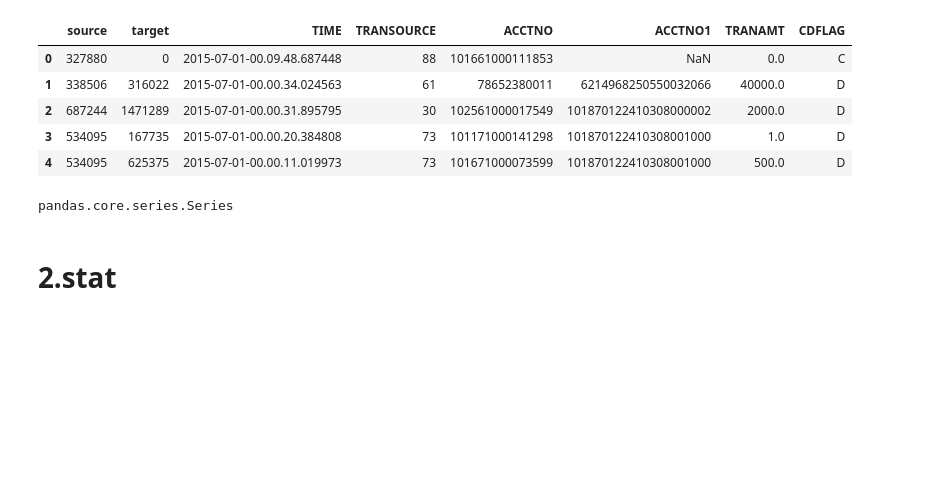
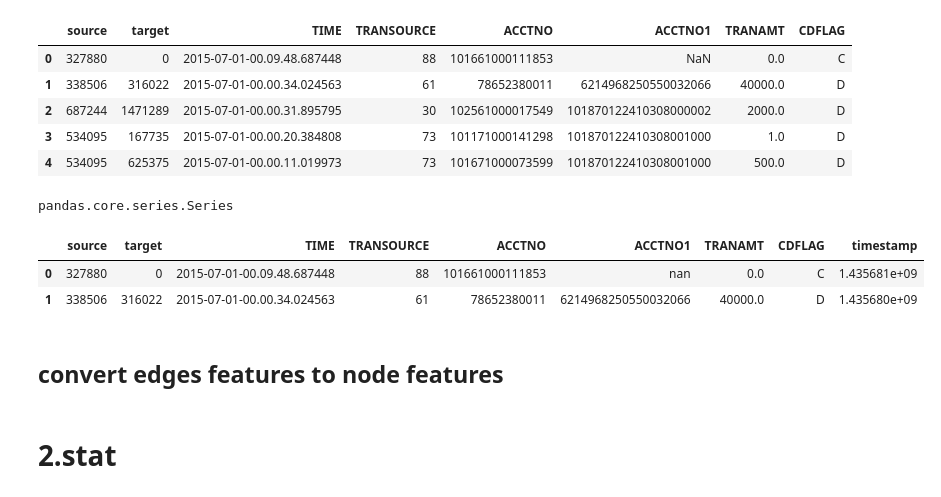
Before and after one commit to Orientsoft/lz-graph, a Jupyter notebook: DGL_GCN.ipynb, the cells around one changed output. Saved outputs shown, nothing was run; the diff lists cells and outputs as text; code cells hidden in the pictures; blank space fills up the shorter version.

```diff
--- a/DGL_GCN.ipynb
+++ b/DGL_GCN.ipynb
@@ -89,3 +89,17 @@ links.head(5)
 type(links["TIME"])
 # %% [output]
 pandas.core.series.Series
+# %%
+import time
+links["timestamp"] = (links["TIME"].str[0:19])
+#links["timestamp"] = pd.to_datetime(links["timestamp"],format = '%Y-%m-%d-%H.%M.%S' )
+links["timestamp"]  = links["timestamp"].apply(lambda x : time.mktime(time.strptime(x,'%Y-%m-%d-%H.%M.%S')   ))
+links["ACCTNO"] = links["ACCTNO"].astype(str)  #
+links["ACCTNO1"] = links["ACCTNO1"].astype(str)
+links.head(2)
+# %% [output]
+|  | source | target | TIME | TRANSOURCE | ACCTNO | ACCTNO1 | TRANAMT | CDFLAG | timestamp |
+| 0 | 327880 | 0 | 2015-07-01-00.09.48.687448 | 88 | 101661000111853 | nan | 0.0 | C | 1.435681e+09 |
+| 1 | 338506 | 316022 | 2015-07-01-00.00.34.024563 | 61 | 78652380011 | 6214968250550032066 | 40000.0 | D | 1.435680e+09 |
+# %% [markdown]
+## convert edges features to node features
```
Also changed, not shown: parts of 1 cell of this notebook, 5 other files.
